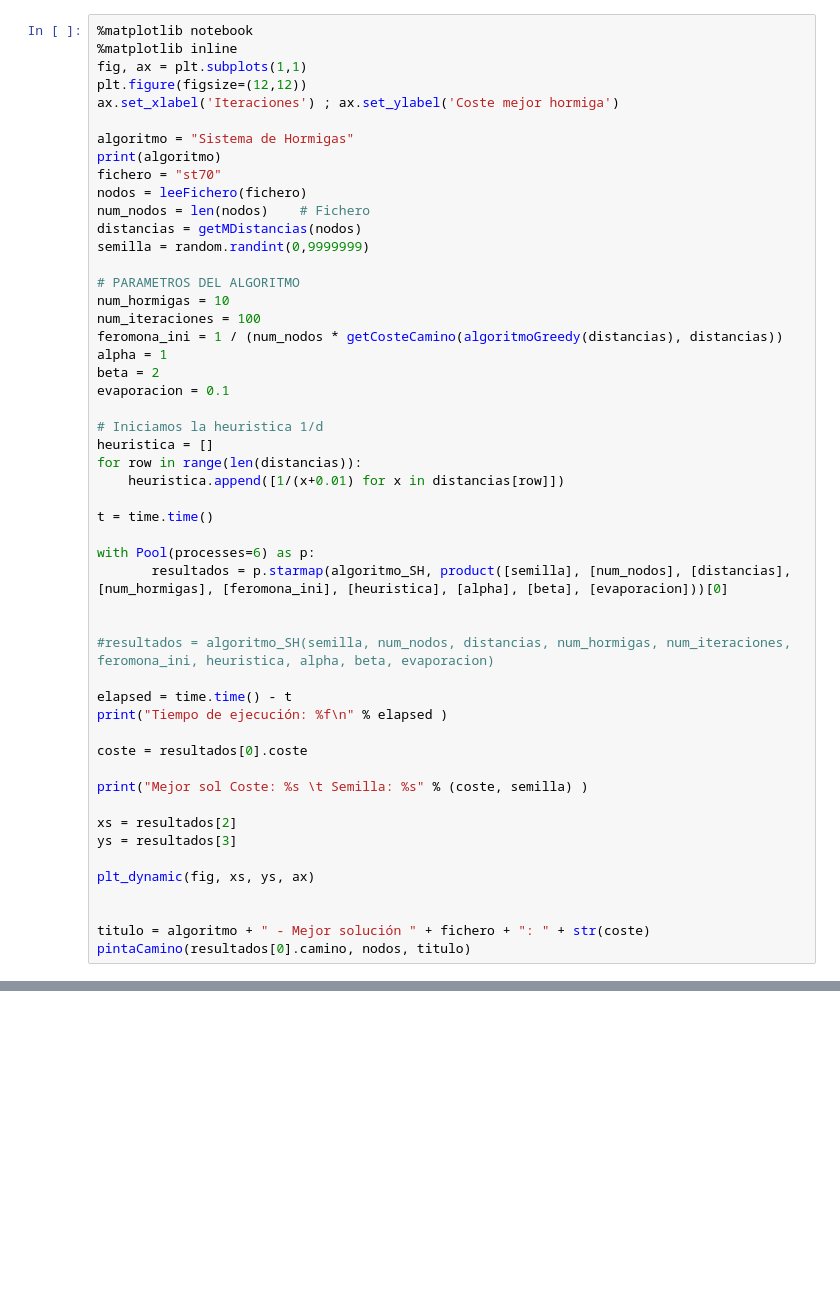
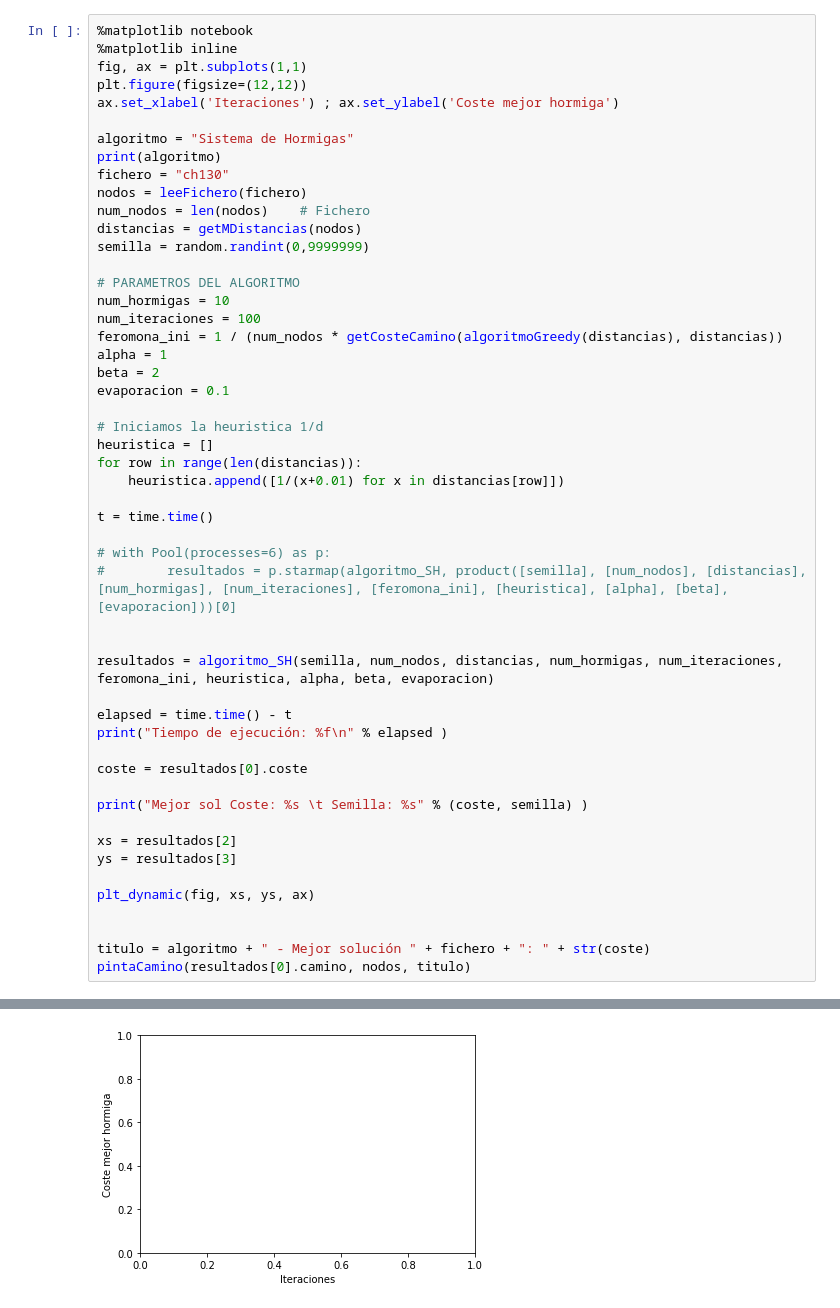
Before and after one commit to VictorNarov/AlgoritmosGeneticosTSP, a Jupyter notebook: 4 Hormigas SH.ipynb, the cells around one changed output, grey strips where cells are left out. Saved outputs shown, nothing was run; the diff lists cells and outputs as text; blank space fills up the shorter version.

```diff
--- a/4 Hormigas SH.ipynb
+++ b/4 Hormigas SH.ipynb
@@ -14,7 +109,7 @@ ax.set_xlabel('Iteraciones') ; ax.set_ylabel('Coste mejor hormiga')
 
 algoritmo = "Sistema de Hormigas"
 print(algoritmo)
-fichero = "st70"
+fichero = "ch130"
 nodos = leeFichero(fichero)
 num_nodos = len(nodos)    # Fichero
 distancias = getMDistancias(nodos)
@@ -35,11 +130,11 @@ for row in range(len(distancias)):
 
 t = time.time()
 
-with Pool(processes=6) as p:
-       resultados = p.starmap(algoritmo_SH, product([semilla], [num_nodos], [distancias], [num_hormigas], [feromona_ini], [heuristica], [alpha], [beta], [evaporacion]))[0]
+# with Pool(processes=6) as p:
+#        resultados = p.starmap(algoritmo_SH, product([semilla], [num_nodos], [distancias], [num_hormigas], [num_iteraciones], [feromona_ini], [heuristica], [alpha], [beta], [evaporacion]))[0]
 
 
-#resultados = algoritmo_SH(semilla, num_nodos, distancias, num_hormigas, num_iteraciones, feromona_ini, heuristica, alpha, beta, evaporacion)
+resultados = algoritmo_SH(semilla, num_nodos, distancias, num_hormigas, num_iteraciones, feromona_ini, heuristica, alpha, beta, evaporacion)
 
 elapsed = time.time() - t
 print("Tiempo de ejecución: %f\n" % elapsed )
@@ -60,0 +157 @@ Sistema de Hormigas
+[figure, added]
```
Also changed, not shown: parts of 7 cells of this notebook, 2 other files.
